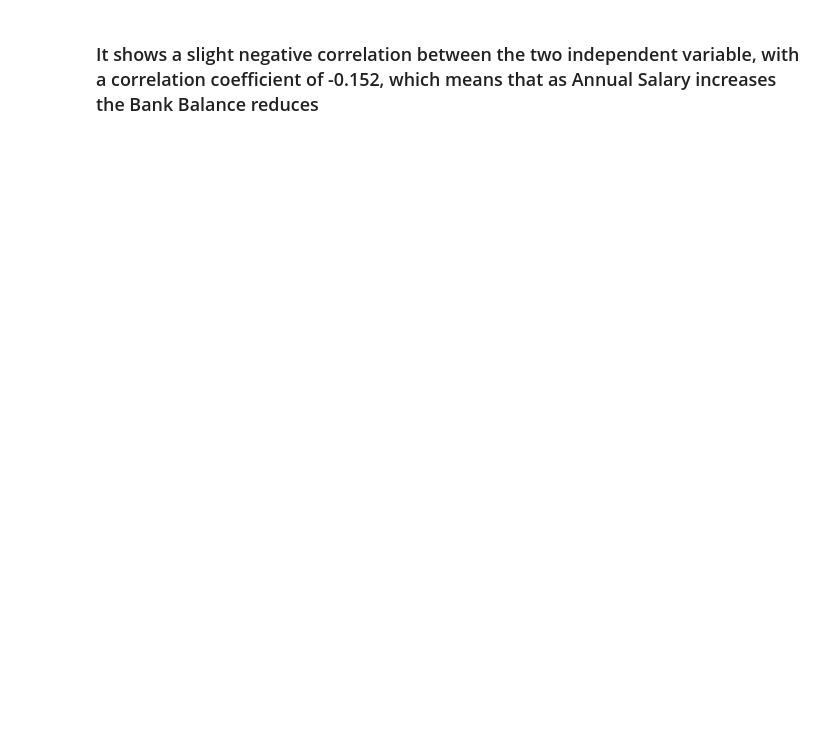
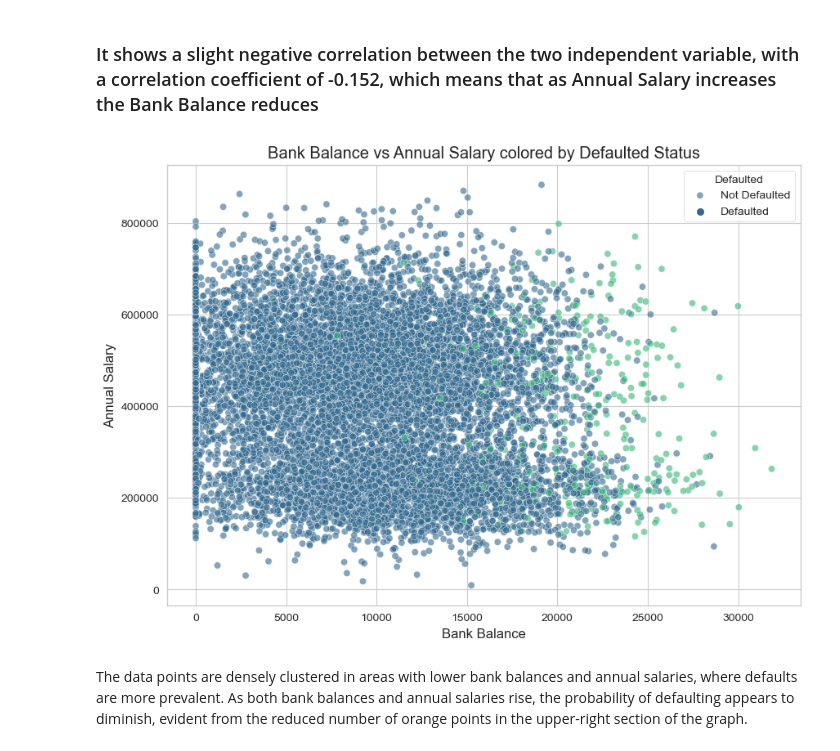
Before and after one commit to LoveRedemption/Loan_Default, a Jupyter notebook: Loan_Default.ipynb, the cells around one changed output. Cells and saved outputs as stored; diff of their text form; code cells hidden in the pictures; blank space fills up the shorter version.

```diff
--- a/Loan_Default.ipynb
+++ b/Loan_Default.ipynb
@@ -302,2 +312,13 @@ Pearsons correlation: -0.152
 # %% [markdown]
 ### It shows a slight negative correlation between the two independent variable, with a correlation coefficient of -0.152, which means that as Annual Salary increases the Bank Balance reduces
+# %%
+# Scatter plot of 'Bank Balance' vs 'Annual Salary', colored by 'Defaulted'
+plt.figure(figsize=(10, 7))
+sns.scatterplot(x=df["Bank Balance"], y=df["Annual Salary"], hue=df["Defaulted"], palette="viridis", alpha=0.6)
+plt.title("Bank Balance vs Annual Salary colored by Defaulted Status")
+plt.legend(title="Defaulted", labels=["Not Defaulted", "Defaulted"])
+plt.show()
+# %% [output]
+[figure, added]
+# %% [markdown]
+The data points are densely clustered in areas with lower bank balances and annual salaries, where defaults are more prevalent. As both bank balances and annual salaries rise, the probability of defaulting appears to diminish, evident from the reduced number of orange points in the upper-right section of the graph.
```
Also changed, not shown: parts of 3 cells of this notebook, 1 other file.
